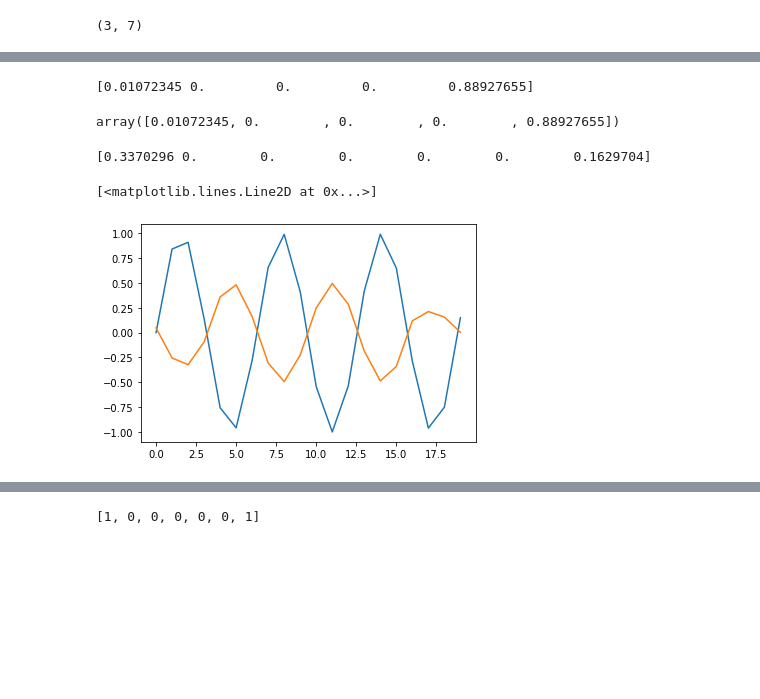
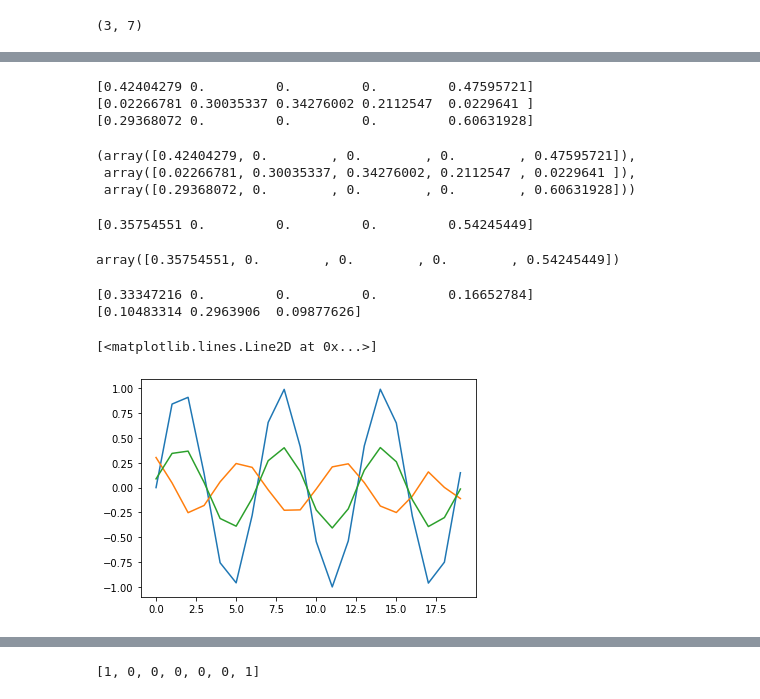
Before and after one commit to Takezo87/torchtools, a Jupyter notebook: 20_augmentations.ipynb, the cells around one changed output, grey strips where cells are left out. Drawn from its saved outputs; the diff is of its cells as text; code cells hidden in the pictures; blank space fills up the shorter version.

```diff
--- a/20_augmentations.ipynb
+++ b/20_augmentations.ipynb
@@ -2057,11 +2173,18 @@ array([1, 0, 1])
 # %%
-def _apply_kernel(x, k, sp=False):
+def _apply_kernel(x, k, sp=True):
     '''
     `np.convolve` pads x with zeros, correpsonds to mode 'constant' with cval=0 in `convolve1d`
     `convolve1d` is slower, but offers more padding options that might make more sense
     `convolved1` pads on the right in the case of a kernel of even size, `np.convolve` on the left
+    convolved1d works with higher dimension xs
     '''
+    ## on GPU?
+    if magnitude == 0: return x
+    x_device = x.device ## make sure to put outpout on right device
+    #x=x.cpu() ## move to cpu for now for usage with numpy and scipy, but should work on gpu actually
 #     output = np.convolve(x,k, mode='same') if not sp else convolve1d(x,k, mode='constant')
-    output = np.convolve(x,k, mode='same') if not sp else convolve1d(x,k, mode='nearest')
+#     output = tensor(np.convolve(x,k, mode='same') if not sp else convolve1d(x,k, mode='nearest'))
+    output = x.new(convolve1d(x.cpu(),k, mode='nearest'))
 #     output = convolve1d(x,k, mode='nearest')
+
     return output
@@ -2130,6 +2350,17 @@ def _create_blur_filter(x, magnitude=0.1):
     filter = np.array(filter)/filter.sum() * (1-magnitude)
     print(filter)
     return filter
+# %%
+def _create_smooth_filter(x, magnitude=0.1):
+    '''
+    create a 1d filter for blurring, kernel size 3,5,7
+    '''
+    filter_len = np.random.choice(np.arange(3, 9, 2))
+    filter = ([1, *[5]*(filter_len-2), 1])
+    filter *= np.random.rand(filter_len)
+    filter = np.array(filter)/filter.sum() * (1-magnitude)
+    print(filter)
+    return filter
 # %%
 def _create_gaussian_filter(x, magnitude=0.1):
     '''
@@ -2142,16 +2373,28 @@ def _create_gaussian_filter(x, magnitude=0.1):
     print(filter)
     return filter
 # %%
-_create_blur_filter(t)
+_create_blur_filter(t), _create_smooth_filter(t), _create_gaussian_filter(t)
 # %% [output]
-[0.01072345 0.         0.         0.         0.88927655]
+[0.42404279 0.         0.         0.         0.47595721]
+[0.02266781 0.30035337 0.34276002 0.2112547  0.0229641 ]
+[0.29368072 0.         0.         0.         0.60631928]
-array([0.01072345, 0.        , 0.        , 0.        , 0.88927655])
+(array([0.42404279, 0.        , 0.        , 0.        , 0.47595721]),
+ array([0.02266781, 0.30035337, 0.34276002, 0.2112547 , 0.0229641 ]),
+ array([0.29368072, 0.        , 0.        , 0.        , 0.60631928]))
+# %%
+_create_gaussian_filter(t)
+# %% [output]
+[0.35754551 0.         0.         0.         0.54245449]
+array([0.35754551, 0.        , 0.        , 0.        , 0.54245449])
 # %%
+t = _get_sin()
 plt.plot(t[0])
 plt.plot(_apply_kernel(t[0], _create_blur_filter(t, magnitude=0.5), sp=True))
+plt.plot(_apply_kernel(t[0], _create_smooth_filter(t, magnitude=0.5), sp=True))
 # %% [output]
-[0.3370296 0.        0.        0.        0.        0.        0.1629704]
+[0.33347216 0.         0.         0.         0.16652784]
+[0.10483314 0.2963906  0.09877626]
 [<matplotlib.lines.Line2D at 0x...>]
-[figure, old version]
+[figure, new version]
 # %%
 np.random.rand()
```
Also changed, not shown: parts of 187 cells of this notebook, 4 other files.
